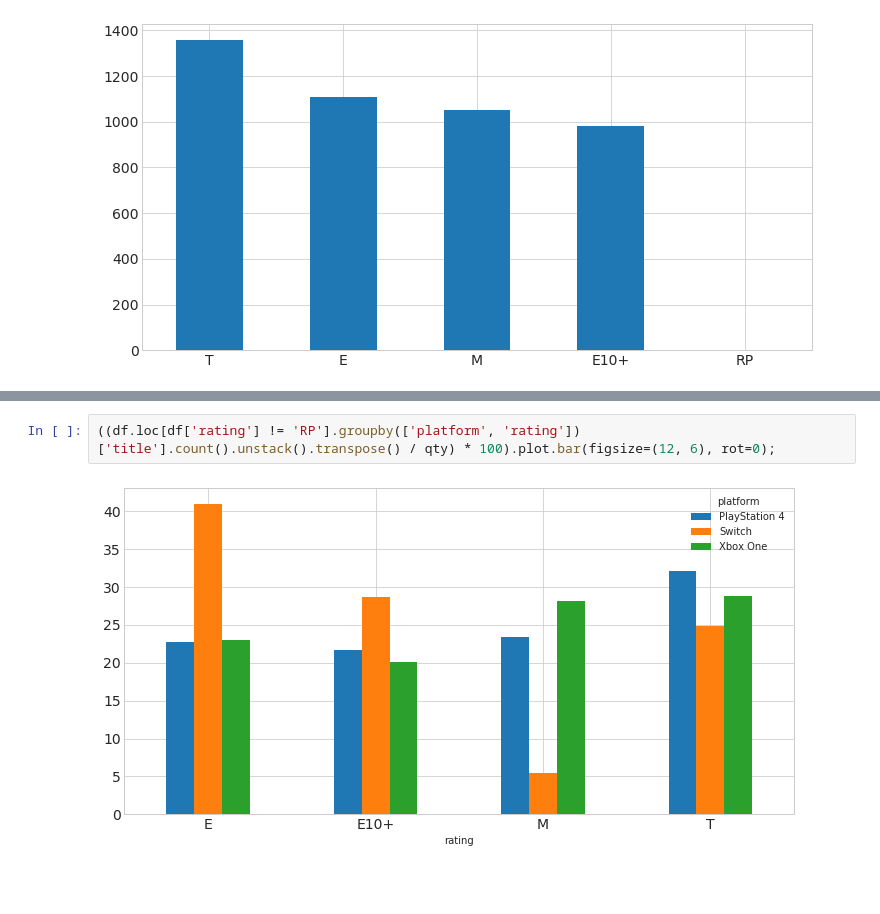
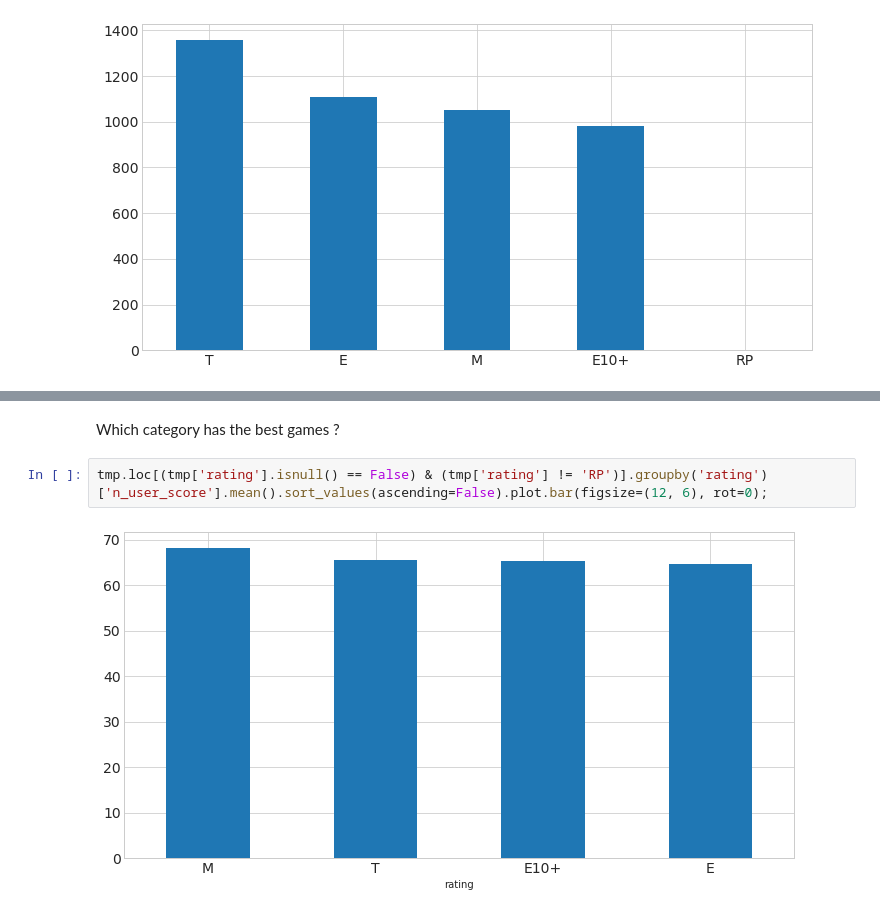
Before and after one commit to martinpella/metacritic, a Jupyter notebook: eda.ipynb, the cells around one changed output, grey strips where cells are left out. Cells and saved outputs as stored; diff of their text form; blank space fills up the shorter version.

```diff
--- a/eda.ipynb
+++ b/eda.ipynb
@@ -375,4 +456,6 @@ qty = df.loc[(df['rating'].isnull() == False) & (df['rating'] != 'RP')].groupby(
+# %% [markdown]
+Which category has the best games ?
 # %%
-((df.loc[df['rating'] != 'RP'].groupby(['platform', 'rating'])['title'].count().unstack().transpose() / qty) * 100).plot.bar(figsize=(12, 6), rot=0);
+tmp.loc[(tmp['rating'].isnull() == False) & (tmp['rating'] != 'RP')].groupby('rating')['n_user_score'].mean().sort_values(ascending=False).plot.bar(figsize=(12, 6), rot=0);
 # %% [output]
-[figure, old version]
+[figure, new version]
```
Also changed, not shown: parts of 70 cells of this notebook.
